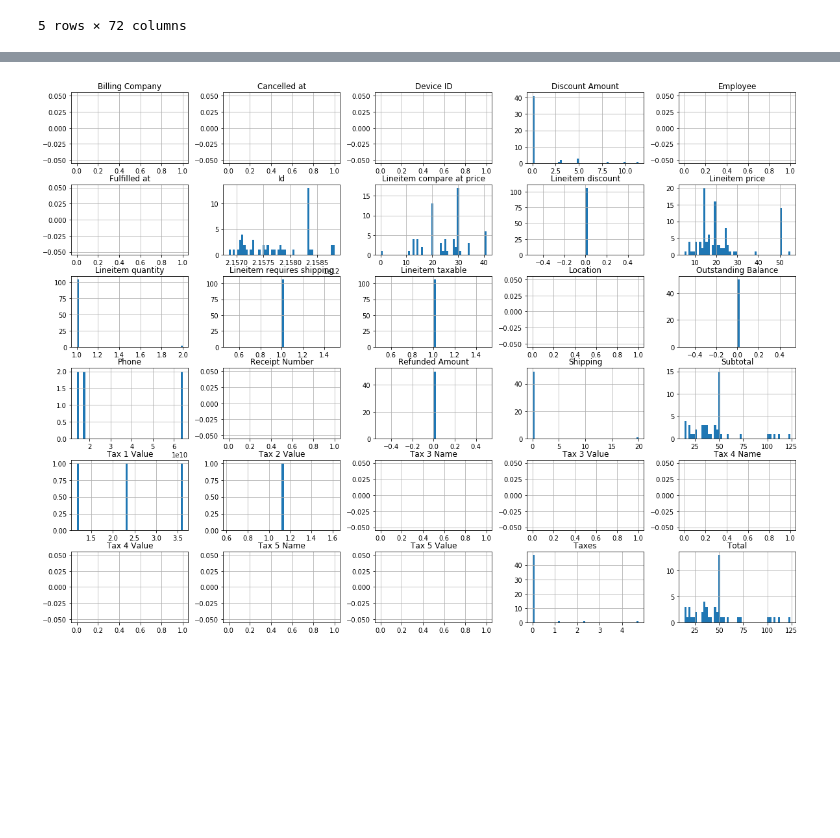
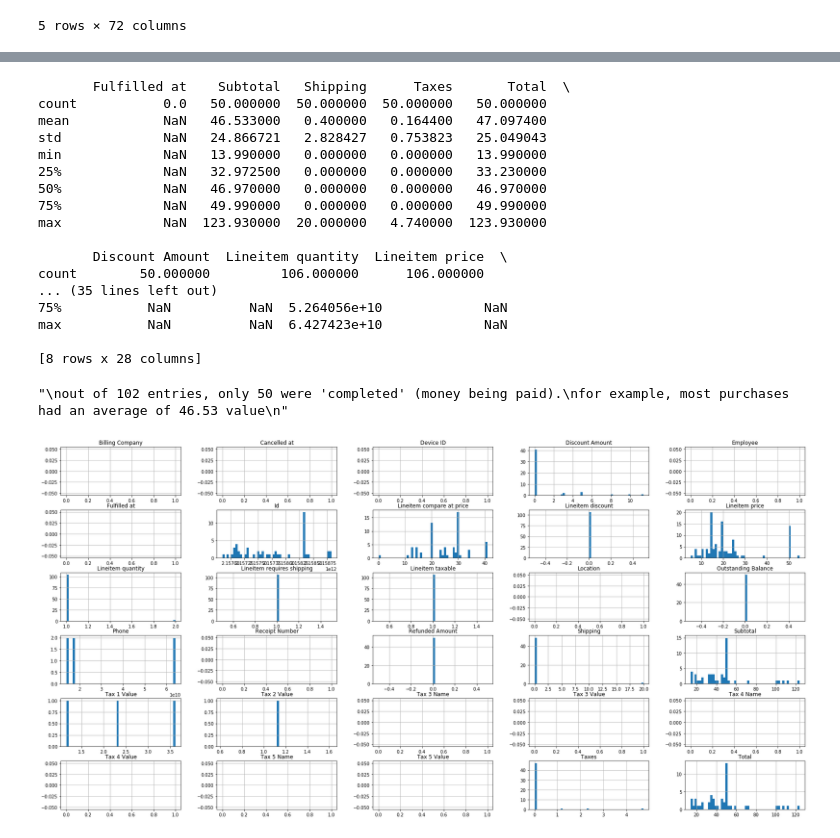
Before and after one commit to Sunnyryu/DaebakStudy, a Jupyter notebook: KrSuma/Prototypes/Daebak.ipynb, the cells around one changed output, grey strips where cells are left out. Cells and saved outputs as stored; diff of their text form; code cells hidden in the pictures; blank space fills up the shorter version.

```diff
--- a/KrSuma/Prototypes/Daebak.ipynb
+++ b/KrSuma/Prototypes/Daebak.ipynb
@@ -92,7 +97,34 @@ memory usage: 40.8+ KB
+# %%
+# view the summary of the numerical attributes of the dataset.
+print(purchase.describe())
+
+'''
+out of 102 entries, only 50 were 'completed' (money being paid).
+for example, most purchases had an average of 46.53 value
+'''
+# %% [output]
+       Fulfilled at    Subtotal   Shipping      Taxes       Total  \
+count           0.0   50.000000  50.000000  50.000000   50.000000
+mean            NaN   46.533000   0.400000   0.164400   47.097400
+std             NaN   24.866721   2.828427   0.753823   25.049043
+min             NaN   13.990000   0.000000   0.000000   13.990000
+25%             NaN   32.972500   0.000000   0.000000   33.230000
+50%             NaN   46.970000   0.000000   0.000000   46.970000
+75%             NaN   49.990000   0.000000   0.000000   49.990000
+max             NaN  123.930000  20.000000   4.740000  123.930000
+
+       Discount Amount  Lineitem quantity  Lineitem price  \
+count        50.000000         106.000000      106.000000
+... (35 lines left out)
+75%           NaN          NaN  5.264056e+10             NaN
+max           NaN          NaN  6.427423e+10             NaN
+
+[8 rows x 28 columns]
+"\nout of 102 entries, only 50 were 'completed' (money being paid).\nfor example, most purchases had an average of 46.53 value\n"
 # %%
 %matplotlib inline
 import matplotlib.pyplot as plt
-purchase.hist(bins=50, figsize=(20,15))
+purchase.hist(bins=50, figsize=(30,15))
 plt.show()
 # %% [output]
-[figure, old version]
+[figure, new version]
```
Also changed, not shown: parts of 3 cells of this notebook.
